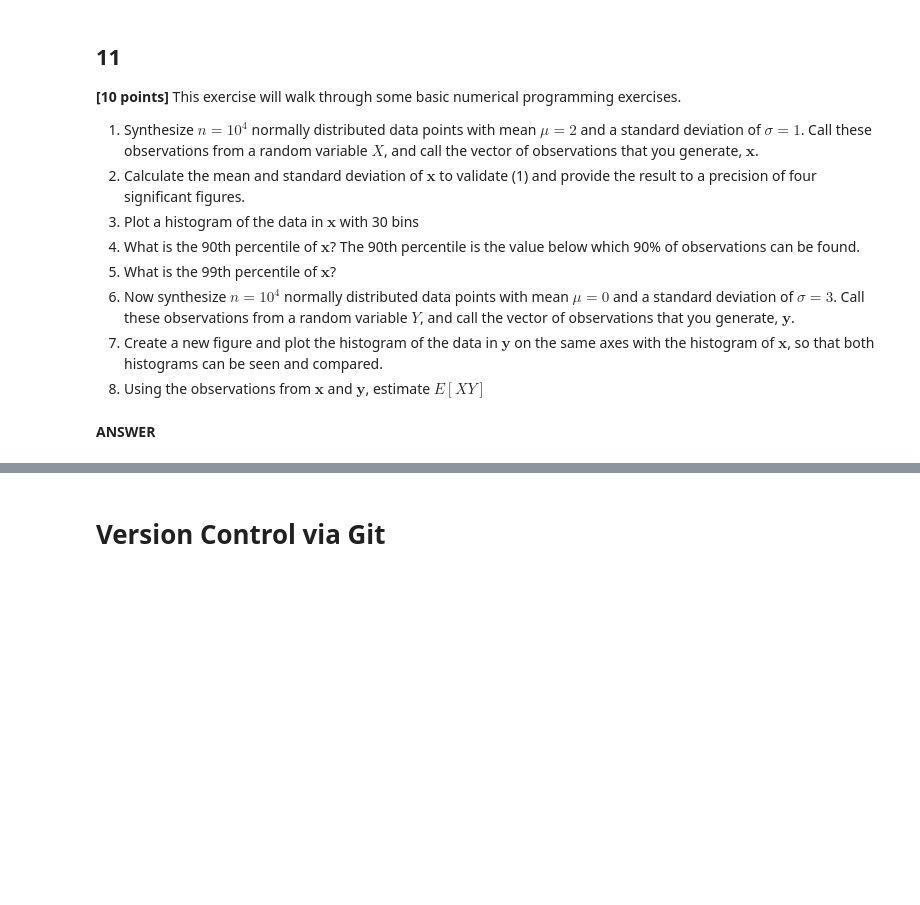
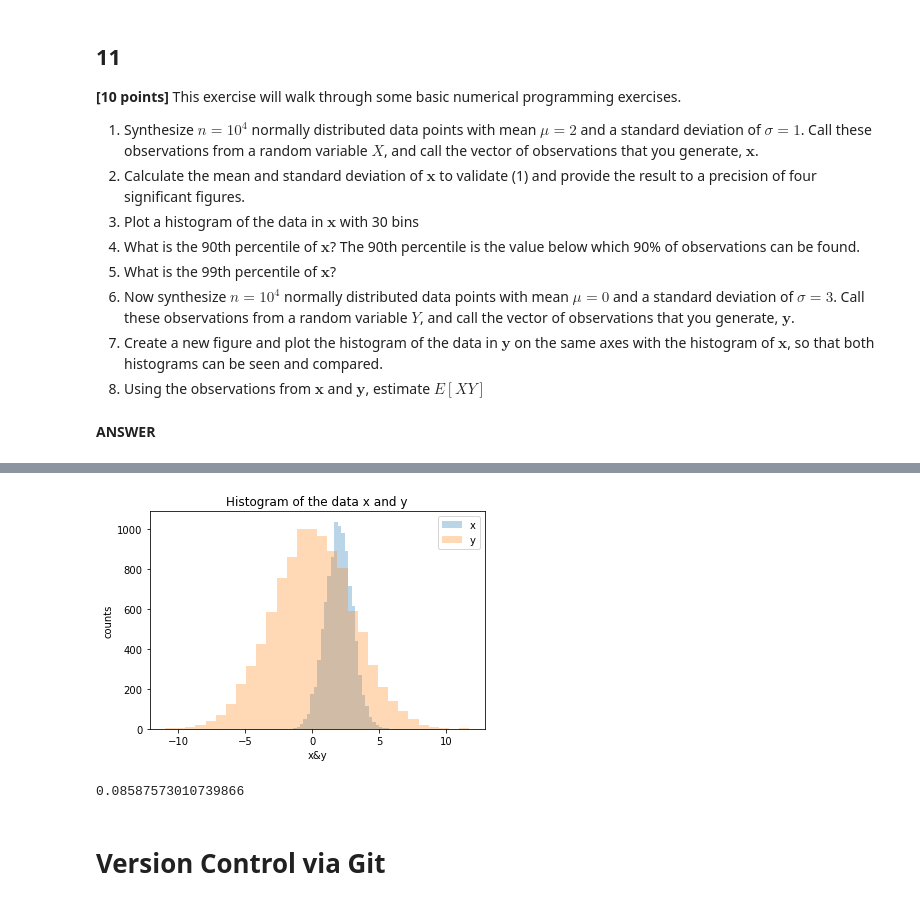
Before and after one commit to gamecicn/ids705, a Jupyter notebook: assignments/Assignment_1.ipynb, the cells around one changed output, grey strips where cells are left out. Cells and saved outputs as stored; diff of their text form; code cells hidden in the pictures; blank space fills up the shorter version.

```diff
--- a/assignments/Assignment_1.ipynb
+++ b/assignments/Assignment_1.ipynb
@@ -741,3 +788,20 @@ plt.show()
+# %%
+##### Question 7
+plt.hist(x, bins=30, alpha=0.3, label='x')
+plt.hist(y, bins=30, alpha=0.3, label='y')
+plt.title('Histogram of the data x and y')
+plt.xlabel('x&y')
+plt.ylabel('counts')
+plt.legend(loc='upper right')
+plt.show()
+# %% [output]
+[figure, added]
+# %%
+##### Question 8
+
+np.mean(x) * np.mean(y)
+# %% [output]
+0.08587573010739866
 # %% [markdown]
 # Version Control via Git
 # %% [markdown]
```
Also changed, not shown: parts of 8 cells of this notebook.
